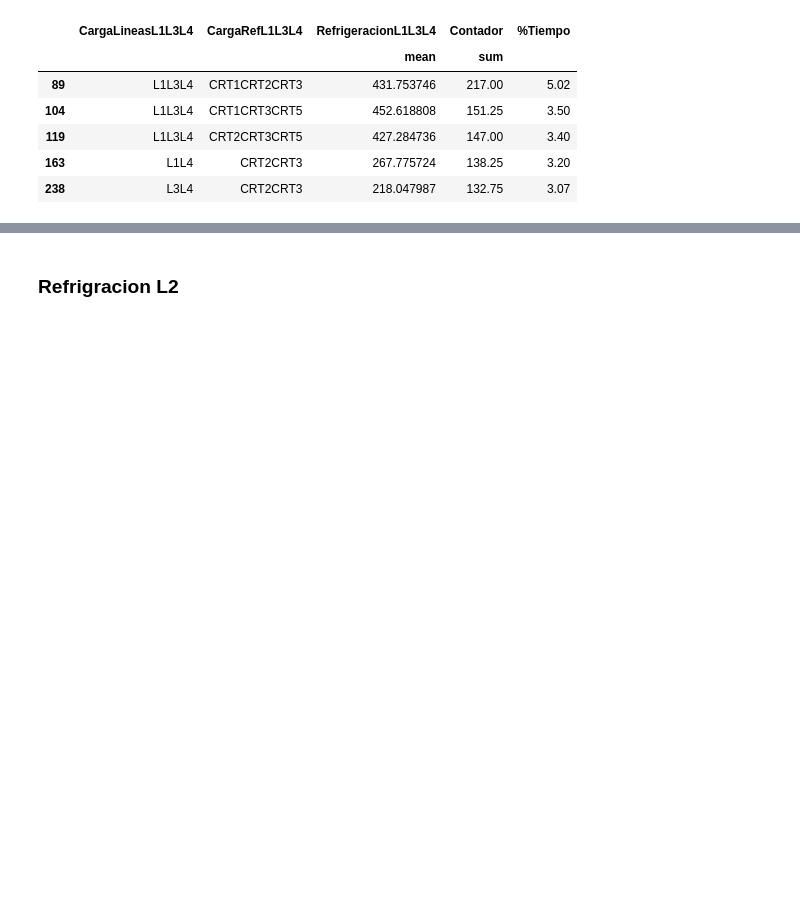
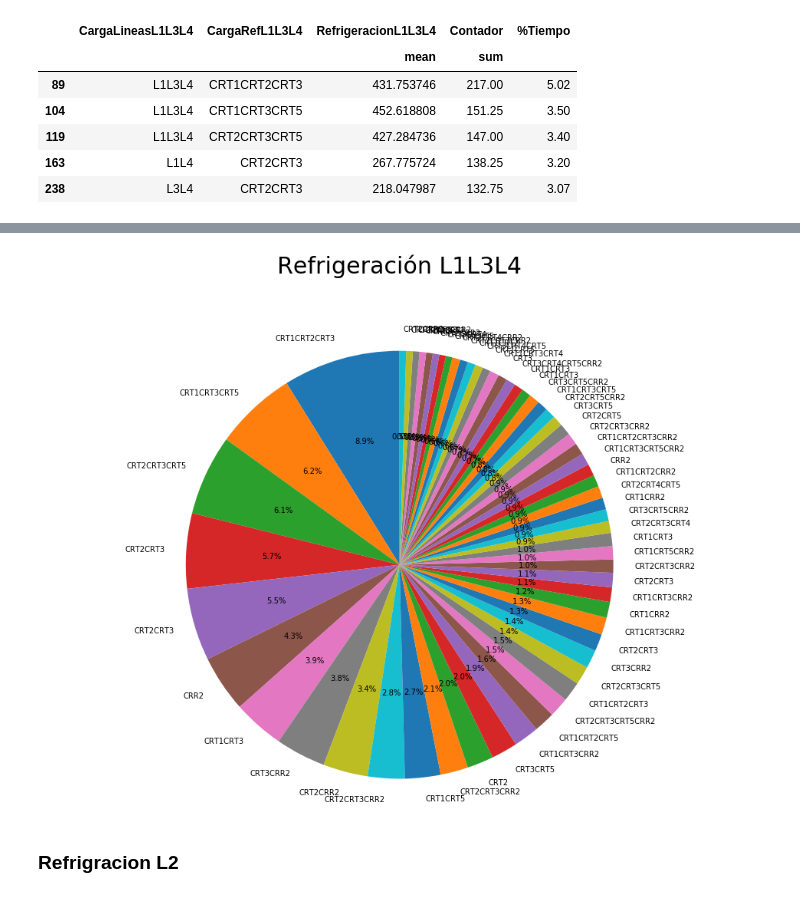
Before and after one commit to Axioma42/Project1, a Jupyter notebook: Project1.ipynb, the cells around one changed output, grey strips where cells are left out. Saved outputs shown, nothing was run; the diff lists cells and outputs as text; code cells hidden in the pictures; blank space fills up the shorter version.

```diff
--- a/Project1.ipynb
+++ b/Project1.ipynb
@@ -318,3 +371,7 @@ refrigeracionL1L3L4V2.head()
 | 119 | L1L3L4 | CRT2CRT3CRT5 | 427.284736 | 147.00 | 3.40 |
 | 163 | L1L4 | CRT2CRT3 | 267.775724 | 138.25 | 3.20 |
 | 238 | L3L4 | CRT2CRT3 | 218.047987 | 132.75 | 3.07 |
+# %%
+#Obtener porcentaje de tiempo contra el tiempo considerado en la operacion de compresores
+refrigeracionL1L3L4V2["%Tiempo"]=round(refrigeracionL1L3L4V2["Contador"]["sum"]/refrigeracionL1L3L4V2["Contador"]["sum"].sum(),3)*100
+refrigeracionL1L3L4V2.head()
@@ -321,3 +399,17 @@ refrigeracionL1L3L4V2.head()
+# %%
+#Hacer grafica
+%matplotlib inline
+plt.title('Refrigeración L1L3L4''\n''\n', fontsize=30)
+plt.pie(refrigeracionL1L3L4V2['%Tiempo'],labels=refrigeracionL1L3L4V2['CargaRefL1L3L4'],shadow=False,startangle=90,autopct='%1.1f%%')
+plt.axis('equal')
+plt.tight_layout()
+
+fig = plt.gcf()
+fig.set_size_inches(15,15)
+
+plt.show()
+# %% [output]
+[figure, added]
 # %% [markdown]
 ### Refrigracion L2
 # %%
```
Also changed, not shown: parts of 39 cells of this notebook, 3 other files.
